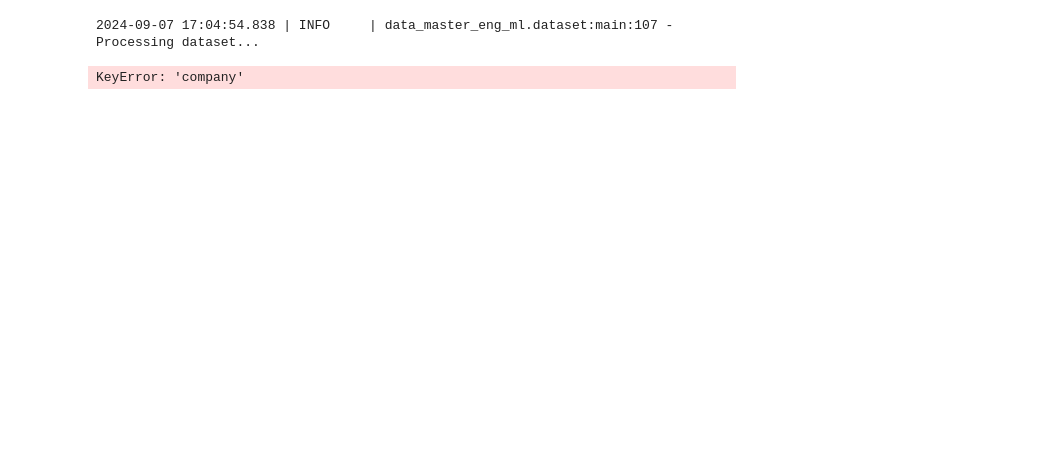
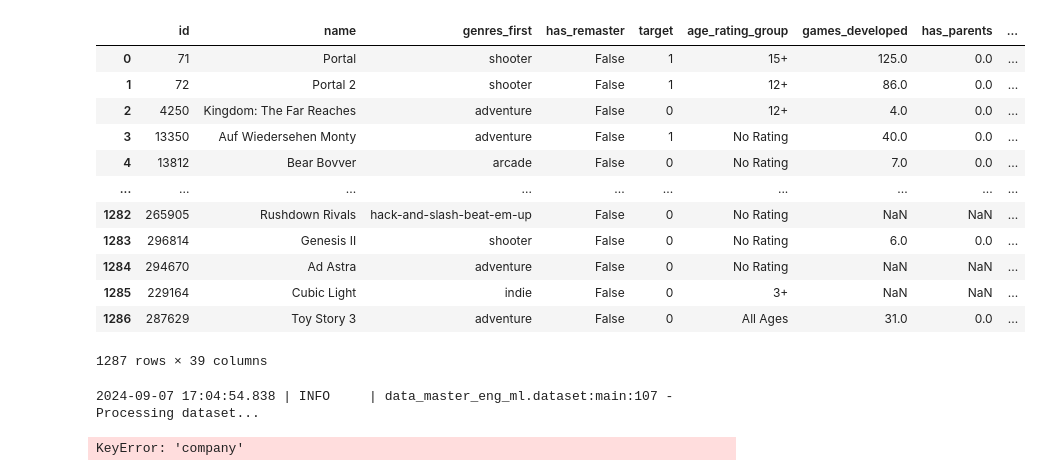
Before and after one commit to sjose03/data_master_eng_ml, a Jupyter notebook: notebooks/analise_nova.ipynb, the cells around one changed output. Saved outputs shown, nothing was run; the diff lists cells and outputs as text; code cells hidden in the pictures; blank space fills up the shorter version.

```diff
--- a/notebooks/analise_nova.ipynb
+++ b/notebooks/analise_nova.ipynb
@@ -25,3 +136,19 @@ year = 2022
+# %%
+df_join
+# %% [output]
+|  | id | name | genres_first | has_remaster | target | age_rating_group | games_developed | has_parents | ... |
+| 0 | 71 | Portal | shooter | False | 1 | 15+ | 125.0 | 0.0 | ... |
+| 1 | 72 | Portal 2 | shooter | False | 1 | 12+ | 86.0 | 0.0 | ... |
+| 2 | 4250 | Kingdom: The Far Reaches | adventure | False | 0 | 12+ | 4.0 | 0.0 | ... |
+| 3 | 13350 | Auf Wiedersehen Monty | adventure | False | 1 | No Rating | 40.0 | 0.0 | ... |
+| 4 | 13812 | Bear Bovver | arcade | False | 0 | No Rating | 7.0 | 0.0 | ... |
+| ... | ... | ... | ... | ... | ... | ... | ... | ... | ... |
+| 1282 | 265905 | Rushdown Rivals | hack-and-slash-beat-em-up | False | 0 | No Rating | NaN | NaN | ... |
+| 1283 | 296814 | Genesis II | shooter | False | 0 | No Rating | 6.0 | 0.0 | ... |
+| 1284 | 294670 | Ad Astra | adventure | False | 0 | No Rating | NaN | NaN | ... |
+| 1285 | 229164 | Cubic Light | indie | False | 0 | 3+ | NaN | NaN | ... |
+| 1286 | 287629 | Toy Story 3 | adventure | False | 0 | All Ages | 31.0 | 0.0 | ... |
+1287 rows × 39 columns
 # %%
 df_join = main(single=single,year=year)
 # %% [output]
```
Also changed, not shown: parts of 36 cells of this notebook, 5 other files.
